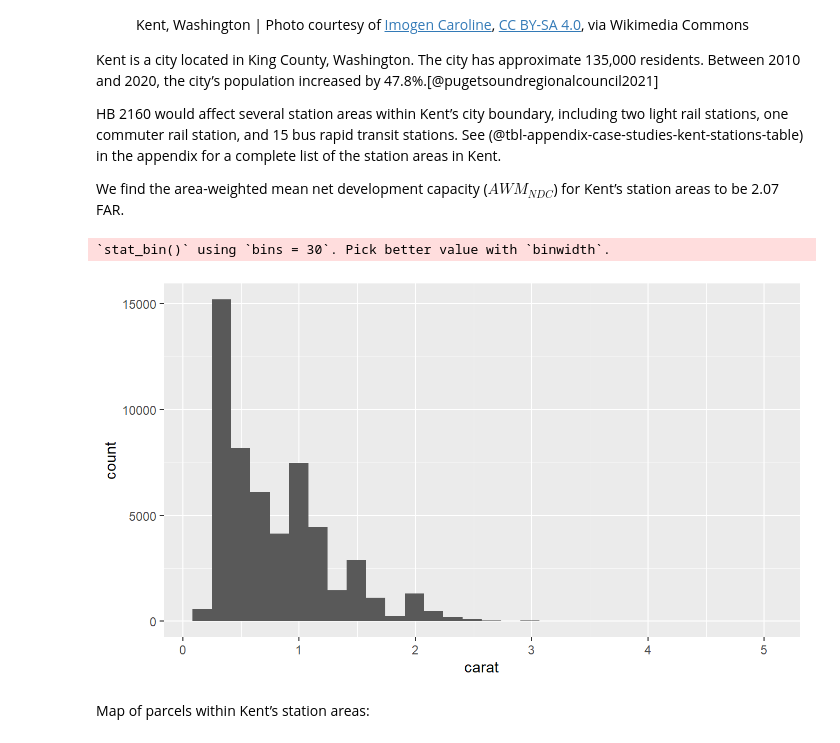
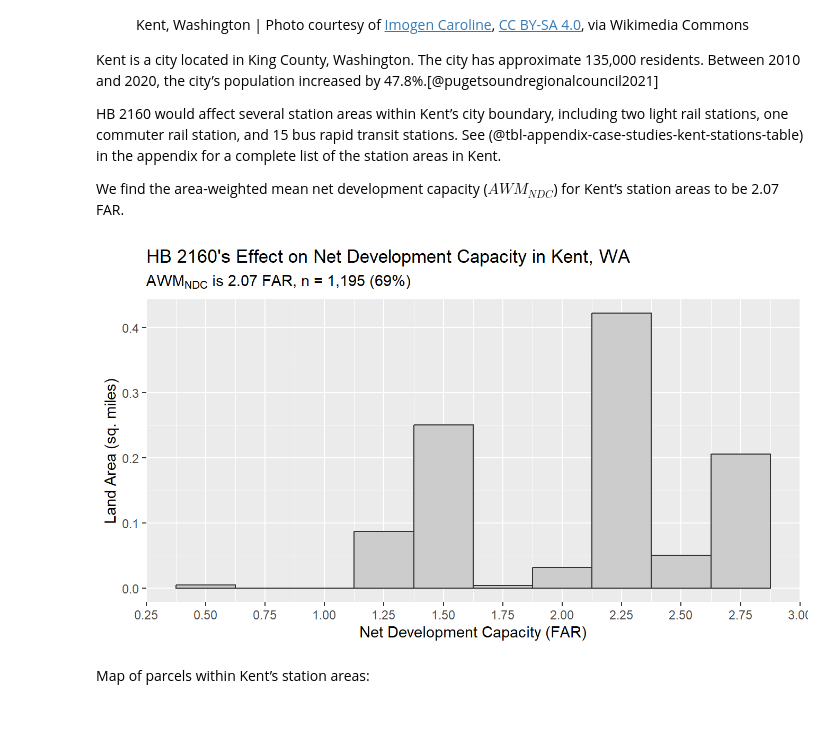
Before and after one commit to tiernanmartin/2024-transit-oriented-development-bill, a Jupyter notebook: index.embed.ipynb, the cells around one changed output. Drawn from its saved outputs; the diff is of its cells as text; code cells hidden in the pictures.

```diff
--- a/index.embed.ipynb
+++ b/index.embed.ipynb
@@ -515,12 +547,22 @@ Kent is a city located in King County, Washington. The city has approximate 135,
 HB 2160 would affect several station areas within Kent’s city boundary, including two light rail stations, one commuter rail station, and 15 bus rapid transit stations. See (@tbl-appendix-case-studies-kent-stations-table) in the appendix for a complete list of the station areas in Kent.
 
 We find the area-weighted mean net development capacity ($AWM_{NDC}$) for Kent’s station areas to be 2.07 FAR.
-# %%
-ggplot(diamonds, aes(carat)) +
-  geom_histogram()
-# %% [output]
-`stat_bin()` using `bins = 30`. Pick better value with `binwidth`.
-[figure, removed]
+# %%
+kent_hist_subtitle <- TeX("$AWM_{NDC}$ is 2.07 FAR, n = 1,195 (69%)")
+
+p_affected_kent |>
+ggplot() +
+  aes(x = net_dev_capacity,
+      weight = parcel_area_mi2) +
+  geom_histogram(binwidth = 0.25, color = "grey20", fill= "grey80") +
+  scale_y_continuous(labels = scales::label_comma()) +
+  scale_x_continuous( breaks = seq(0, p_addtl_max, by = 0.25)) +
+  labs(title = "HB 2160's Effect on Net Development Capacity in Kent, WA",
+       subtitle = kent_hist_subtitle,
+       y = "Land Area (sq. miles)",
+       x = "Net Development Capacity (FAR)")
+# %% [output]
+[figure, added]
 # %% [markdown]
 Map of parcels within Kent’s station areas:
 # %%
```
Also changed, not shown: parts of 4 cells of this notebook, 17 other files.
